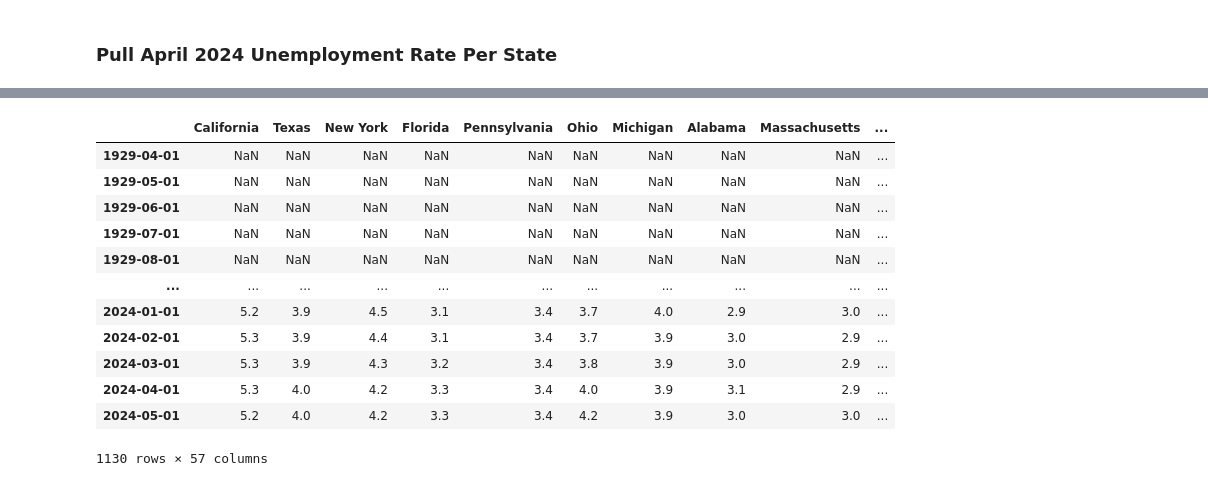
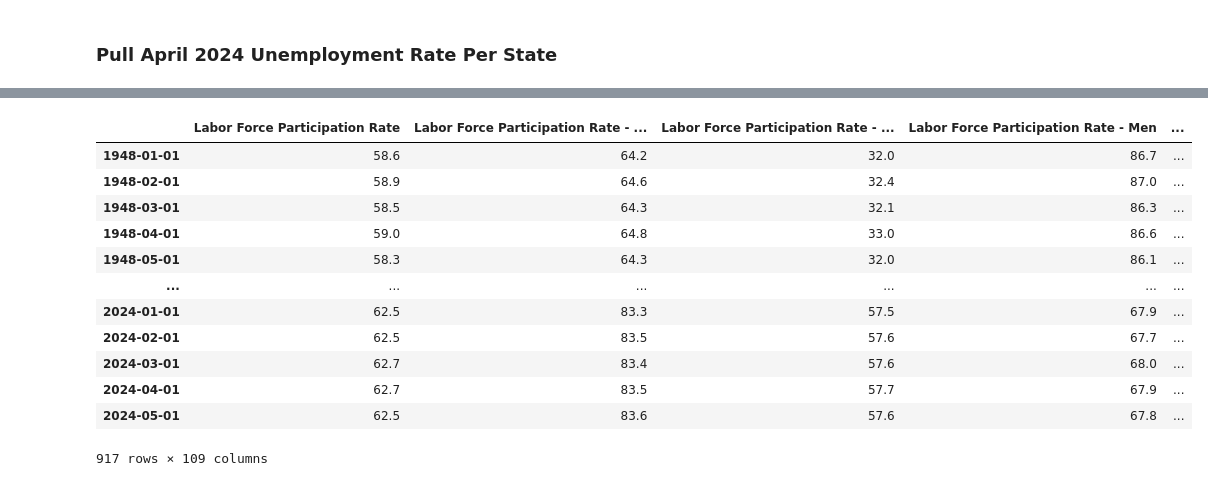
Before and after one commit to pernebay-arailym/Project_16_Economic_Data_Analysis, a Jupyter notebook: economic_da.ipynb, the cells around one changed output, grey strips where cells are left out. Cells and saved outputs as stored; diff of their text form; code cells hidden in the pictures.

```diff
--- a/economic_da.ipynb
+++ b/economic_da.ipynb
@@ -112,25 +111,39 @@ plt.show()
 # %%
-id_to_state = unemp_df['title'].str.replace('Unemployment Rate in','').drop(['M08311USM156SNBR', 'M0892BUSM156SNBR', 'M0892AUSM156SNBR', \
-                                                       'LNS14000006', 'LNS14000024', 'LNS14000031', 'LNS14000002', 'LNS14000009', \
-                                                       'LNS14000003', 'LNS14000001','LNS14027660', 'U2RATE',\
-                                                        'LNS14000001','LNS14027660', 'LNS14027662','LNS14024887','LRUN64TTUSM156S','LNS14032183','LNS14000012', 'LNS14027659','LASMT261982000000003','LNS14000060','LNS14000028','LASMT391746000000003','LNS14000018', \
-                                                        'LNS14000036', 'LNS14000032','LNS14200000','LRUN24TTUSM156S','LNS14027689','LNS14100000','LNS14000315','LNS14000029','LRHUTTTTUSM156S','LNS14024230', \
-                                                            'LNS14000025','LNS14000061','LRUNTTTTUSM156S','LNS14000026','LNS14000048','LNS14000089','LNS14000150','LRUN25TTUSM156S']).to_dict()
+part_id_to_state = part_df['title'].str.replace('Labor Force Participation Rate for','').to_dict()#drop(['M08311USM156SNBR', 'M0892BUSM156SNBR', 'M0892AUSM156SNBR', \
+                                                        #'LNS14000006', 'LNS14000024', 'LNS14000031', 'LNS14000002', 'LNS14000009', \
+                                                       # 'LNS14000003', 'LNS14000001','LNS14027660', 'U2RATE',\
+                                                        # 'LNS14000001','LNS14027660', 'LNS14027662','LNS14024887','LRUN64TTUSM156S','LNS14032183','LNS14000012', 'LNS14027659','LASMT261982000000003','LNS14000060','LNS14000028','LASMT391746000000003','LNS14000018', \
+                                                         #'LNS14000036', 'LNS14000032','LNS14200000','LRUN24TTUSM156S','LNS14027689','LNS14100000','LNS14000315','LNS14000029','LRHUTTTTUSM156S','LNS14024230', \
+                                                           #  'LNS14000025','LNS14000061','LRUNTTTTUSM156S','LNS14000026','LNS14000048','LNS14000089','LNS14000150','LRUN25TTUSM156S']).to_dict()
+
+
+all_results = []
+
+for myid in part_df.index:
+    results = fred.get_series(myid)
+    results = results.to_frame(name=myid)
+    all_results.append(results)
+part_states= pd.concat(all_results, axis=1) #.drop(['M08311USM156SNBR', 'M0892BUSM156SNBR', 'M0892AUSM156SNBR', \
+                                                       #'LNS14000006', 'LNS14000024', 'LNS14000031', 'LNS14000002', 'LNS14000009', \
+                                                       #'LNS14000003', 'LNS14000001','LNS14027660', 'U2RATE',\
+                                                        #'LNS14000001','LNS14027660', 'LNS14027662','LNS14024887','LRUN64TTUSM156S','LNS14032183','LNS14000012', 'LNS14027659','LASMT261982000000003','LNS14000060','LNS14000028','LASMT391746000000003','LNS14000018', \
+                                                        #'LNS14000036', 'LNS14000032','LNS14200000','LRUN24TTUSM156S','LNS14027689','LNS14100000','LNS14000315','LNS14000029','LRHUTTTTUSM156S','LNS14024230', \
+                                                         #   'LNS14000025','LNS14000061','LRUNTTTTUSM156S','LNS14000026','LNS14000048','LNS14000089','LNS14000150','LRUN25TTUSM156S'], axis=1)
 # %%
-unemp_states.columns = [id_to_state[c] for c in unemp_states.columns]
+part_states.columns = [part_id_to_state[c] for c in part_states.columns]
-# %%
-unemp_states
-# %% [output]
-|  | California | Texas | New York | Florida | Pennsylvania | Ohio | Michigan | Alabama | Massachusetts | ... |
-| 1929-04-01 | NaN | NaN | NaN | NaN | NaN | NaN | NaN | NaN | NaN | ... |
-| 1929-05-01 | NaN | NaN | NaN | NaN | NaN | NaN | NaN | NaN | NaN | ... |
-| 1929-06-01 | NaN | NaN | NaN | NaN | NaN | NaN | NaN | NaN | NaN | ... |
-| 1929-07-01 | NaN | NaN | NaN | NaN | NaN | NaN | NaN | NaN | NaN | ... |
-| 1929-08-01 | NaN | NaN | NaN | NaN | NaN | NaN | NaN | NaN | NaN | ... |
-| ... | ... | ... | ... | ... | ... | ... | ... | ... | ... | ... |
-| 2024-01-01 | 5.2 | 3.9 | 4.5 | 3.1 | 3.4 | 3.7 | 4.0 | 2.9 | 3.0 | ... |
-| 2024-02-01 | 5.3 | 3.9 | 4.4 | 3.1 | 3.4 | 3.7 | 3.9 | 3.0 | 2.9 | ... |
-| 2024-03-01 | 5.3 | 3.9 | 4.3 | 3.2 | 3.4 | 3.8 | 3.9 | 3.0 | 2.9 | ... |
-| 2024-04-01 | 5.3 | 4.0 | 4.2 | 3.3 | 3.4 | 4.0 | 3.9 | 3.1 | 2.9 | ... |
-| 2024-05-01 | 5.2 | 4.0 | 4.2 | 3.3 | 3.4 | 4.2 | 3.9 | 3.0 | 3.0 | ... |
-1130 rows × 57 columns
+# %%
+part_states
+# %% [output]
+|  | Labor Force Participation Rate | Labor Force Participation Rate - ... | Labor Force Participation Rate - ... | Labor Force Participation Rate - Men | ... |
+| 1948-01-01 | 58.6 | 64.2 | 32.0 | 86.7 | ... |
+| 1948-02-01 | 58.9 | 64.6 | 32.4 | 87.0 | ... |
+| 1948-03-01 | 58.5 | 64.3 | 32.1 | 86.3 | ... |
+| 1948-04-01 | 59.0 | 64.8 | 33.0 | 86.6 | ... |
+| 1948-05-01 | 58.3 | 64.3 | 32.0 | 86.1 | ... |
+| ... | ... | ... | ... | ... | ... |
+| 2024-01-01 | 62.5 | 83.3 | 57.5 | 67.9 | ... |
+| 2024-02-01 | 62.5 | 83.5 | 57.6 | 67.7 | ... |
+| 2024-03-01 | 62.7 | 83.4 | 57.6 | 68.0 | ... |
+| 2024-04-01 | 62.7 | 83.5 | 57.7 | 67.9 | ... |
+| 2024-05-01 | 62.5 | 83.6 | 57.6 | 67.8 | ... |
+917 rows × 109 columns
```
Also changed, not shown: parts of 5 cells of this notebook.
